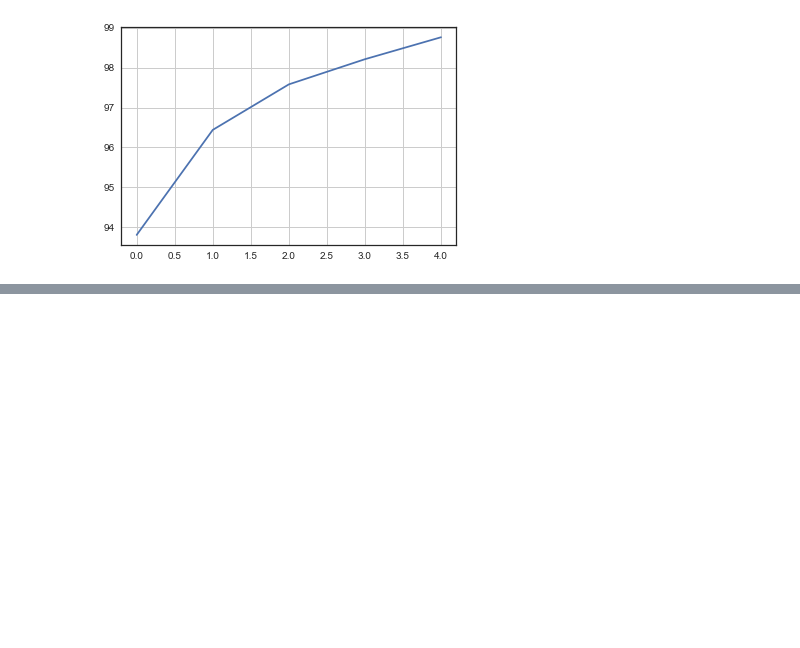
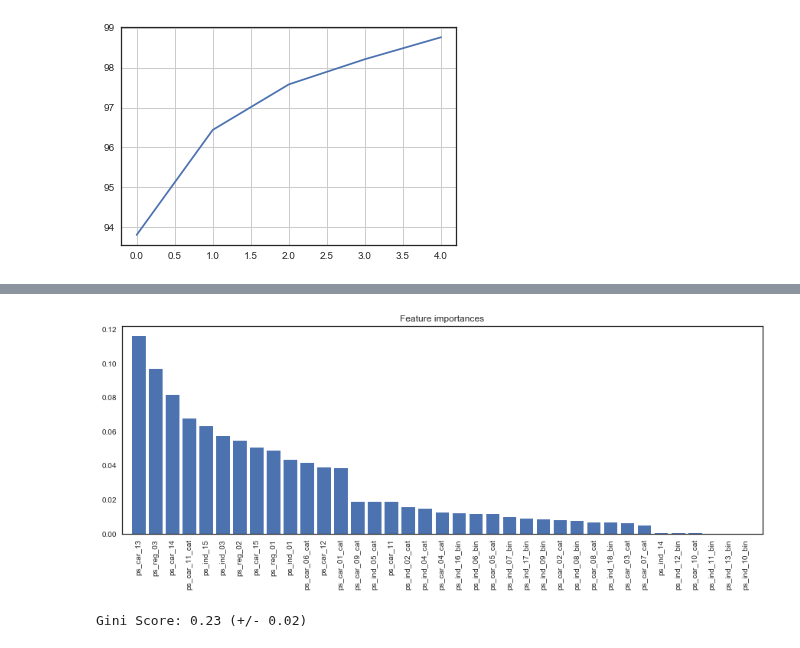
Before and after one commit to paulaceccon/ml-playground, a Jupyter notebook: Kernels/PortoSeguro.ipynb, the cells around one changed output, grey strips where cells are left out. Cells and saved outputs as stored; diff of their text form; code cells hidden in the pictures; blank space fills up the shorter version.

```diff
--- a/Kernels/PortoSeguro.ipynb
+++ b/Kernels/PortoSeguro.ipynb
@@ -273,6 +239,0 @@ submission.to_csv('clf_rf-output.csv', index=False)
-# %%
-clf_rf = RandomForestClassifier()
-grid = GridSearchCV(clf_rf, clf_rf_params, scoring=gini_sklearn, cv=3, verbose=1)
-grid.fit(X_train_pca, y_train)
-
-print (grid.best_params_)
@@ -312,2 +269,0 @@ print (grid.best_params_)
-# %%
-clf_xgb = grid.best_estimator_
@@ -314 +274,10 @@ clf_xgb = grid.best_estimator_
+# %%
+plot_importances(clf_xgb, X_train.columns.values)
+# %% [output]
+[figure, added]
+# %%
+scores = cross_val_score(clf, X_test, y_test, scoring=gini_sklearn, cv=3)
+print("Gini Score: %0.2f (+/- %0.2f)" % (scores.mean(), scores.std() * 2))
+# %% [output]
+Gini Score: 0.23 (+/- 0.02)
 # %%
```
Also changed, not shown: parts of 23 cells of this notebook.
